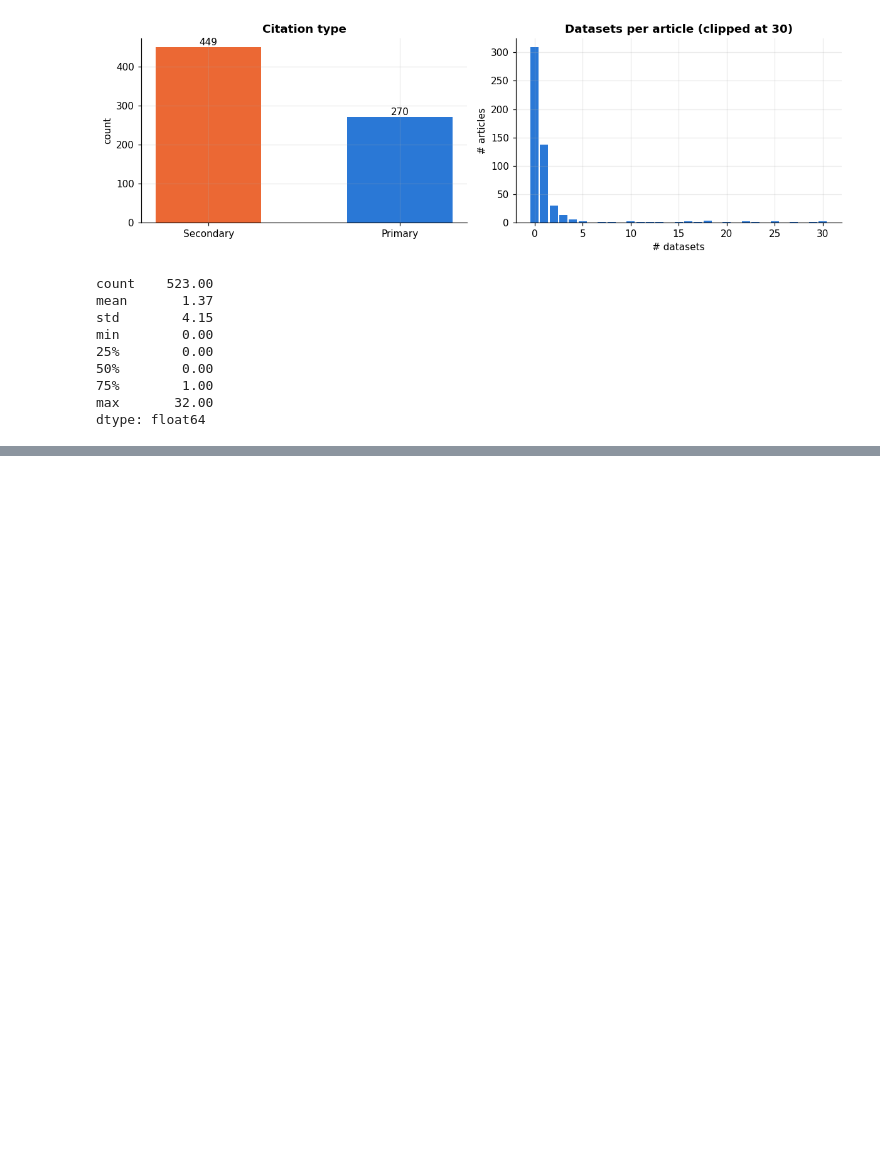
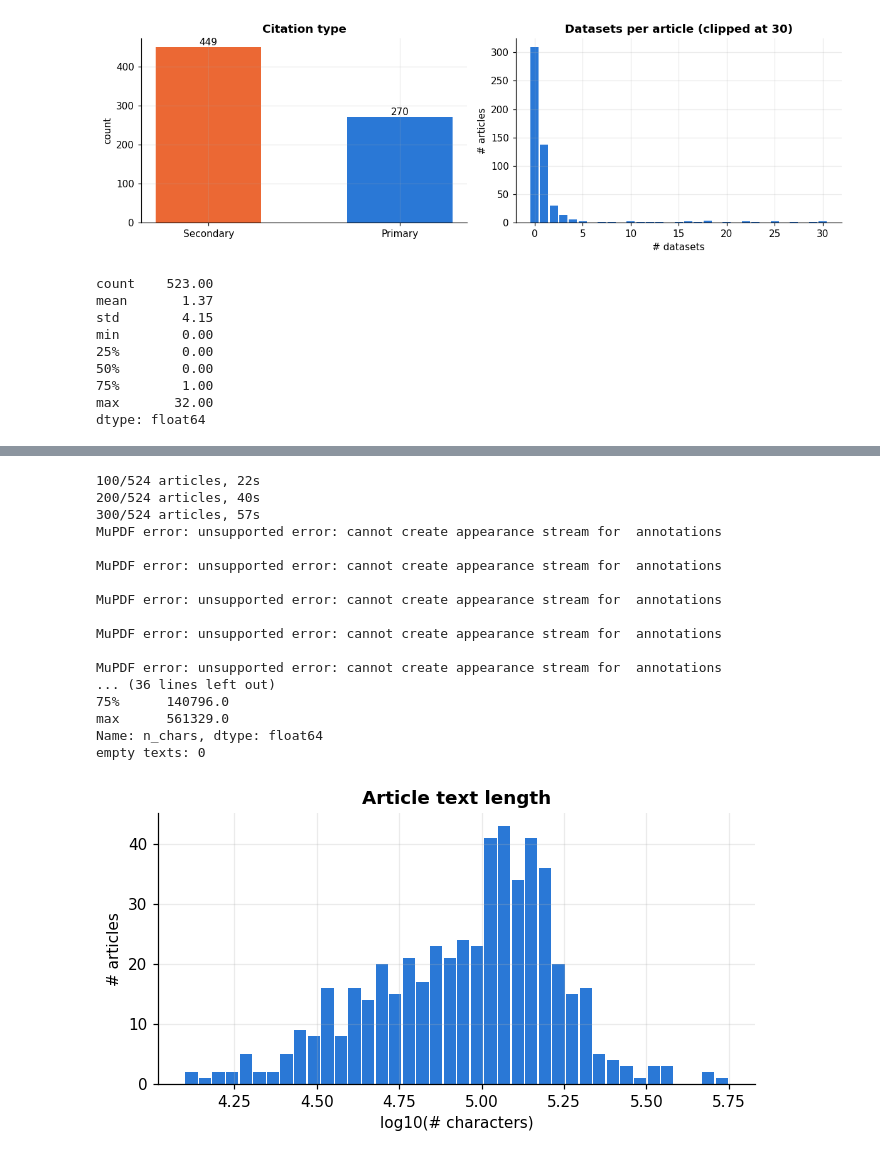
Before and after one commit to ummugulsumciftci/GROUP30_CENG313, a Jupyter notebook: assignment1_eda_baseline.ipynb, the cells around one changed output, grey strips where cells are left out. Cells and saved outputs as stored; diff of their text form; code cells hidden in the pictures; blank space fills up the shorter version.

```diff
--- a/assignment1_eda_baseline.ipynb
+++ b/assignment1_eda_baseline.ipynb
@@ -146,0 +205,31 @@ dtype: float64
+# %%
+t0 = time.time()
+train_texts = load_texts(train_art, source="both", cache_path="/content/train_texts.json")
+print(f"{len(train_texts)} articles in {time.time() - t0:.0f}s")
+train_art["n_chars"] = train_art.article_id.map(lambda a: len(train_texts[a]))
+print(train_art.n_chars.describe().round(0))
+print("empty texts:", (train_art.n_chars == 0).sum())
+
+fig, ax = plt.subplots(figsize=(7, 3.2))
+ax.hist(np.log10(train_art.n_chars.clip(lower=1)), bins=40, color=C["bar"], rwidth=.9)
+ax.set_xlabel("log10(# characters)"); ax.set_ylabel("# articles"); ax.set_title("Article text length")
+plt.show()
+# %% [output]
+100/524 articles, 22s
+200/524 articles, 40s
+300/524 articles, 57s
+MuPDF error: unsupported error: cannot create appearance stream for  annotations
+
+MuPDF error: unsupported error: cannot create appearance stream for  annotations
+
+MuPDF error: unsupported error: cannot create appearance stream for  annotations
+
+MuPDF error: unsupported error: cannot create appearance stream for  annotations
+
+MuPDF error: unsupported error: cannot create appearance stream for  annotations
+... (36 lines left out)
+75%      140796.0
+max      561329.0
+Name: n_chars, dtype: float64
+empty texts: 0
+[figure, added]
```
Also changed, not shown: parts of 10 cells of this notebook.
